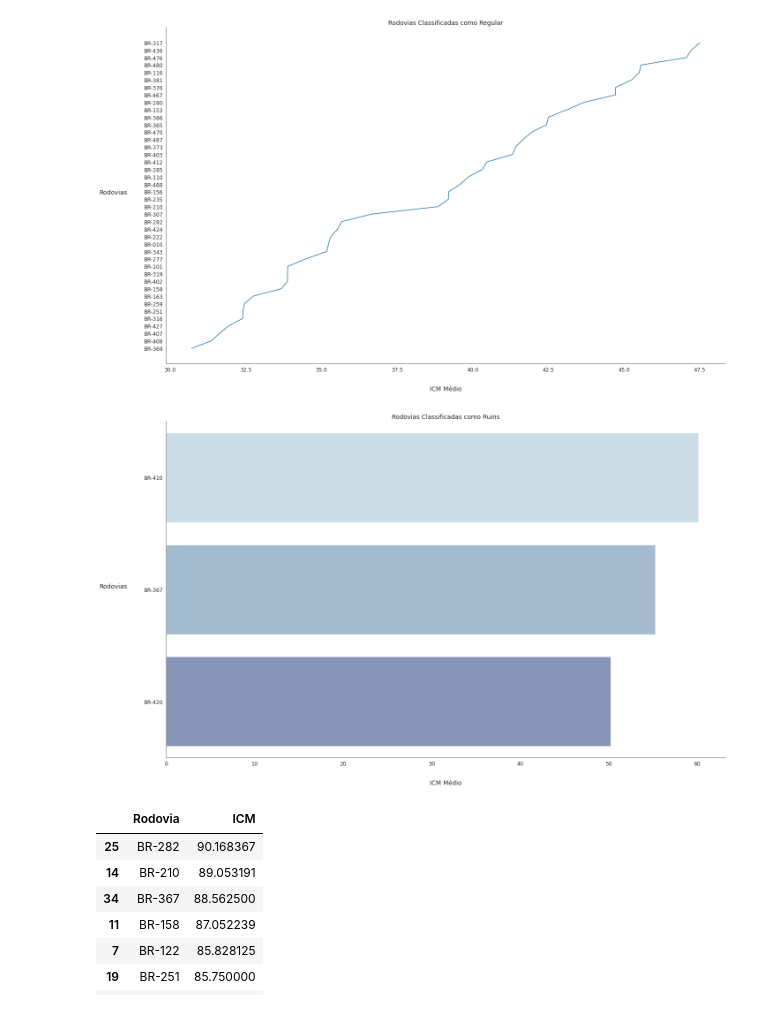
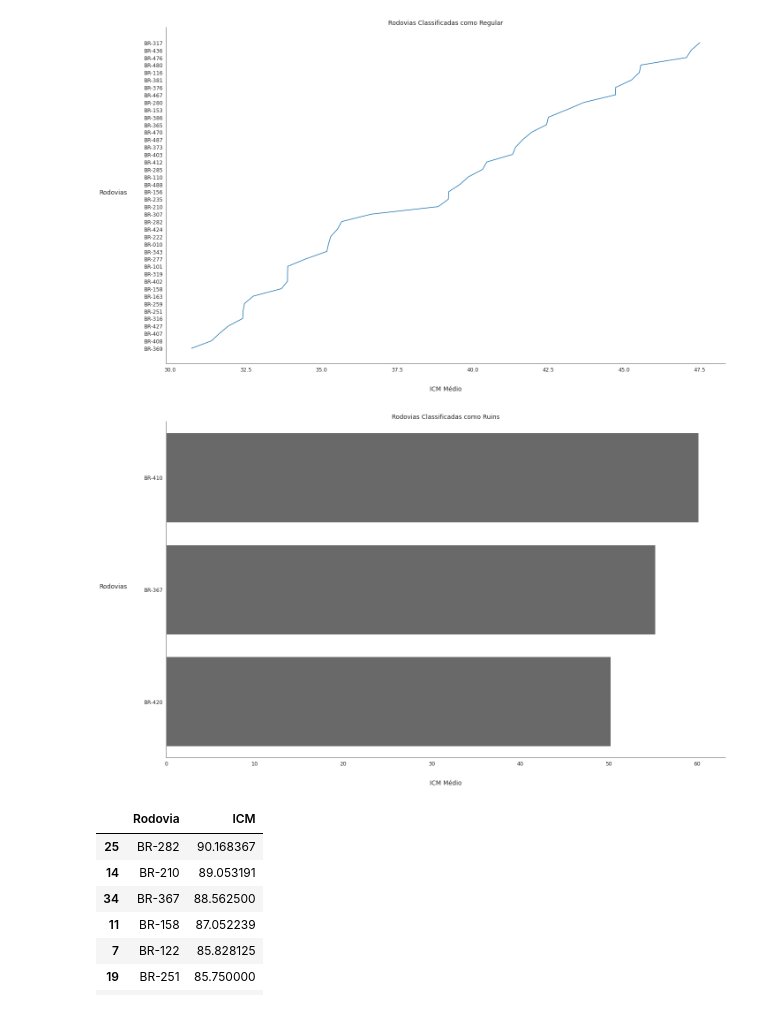
Before and after one commit to iagohenris/Engenharia-de-Transportes, a Jupyter notebook: IndicePavimentação.ipynb, the cells around one changed output. Cells and saved outputs as stored; diff of their text form; code cells hidden in the pictures.

```diff
--- a/IndicePavimentação.ipynb
+++ b/IndicePavimentação.ipynb
@@ -275,16 +275,16 @@ plt.tight_layout()
 # %%
 #Gráfico de Barra Rodovias Ruins
 plt.figure(figsize=(20,12))
 sns.set_style('white')
-sns.barplot(data = Ruim, x='ICM', y='Rodovia', palette=sns.color_palette("ch:s=.25,rot=-.25"))
+sns.barplot(data = Ruim, x='ICM', y='Rodovia', color='dimgray')
 plt.xlabel('ICM Médio', size=14,labelpad=30)
 plt.ylabel('Rodovias', size=14,rotation=0,labelpad=70)
 plt.title('Rodovias Classificadas como Ruins', size=14)
 plt.tick_params(axis='both', which='major', labelsize=12)
 sns.despine()
 plt.tight_layout()
 # %% [output]
-[figure, old version]
+[figure, new version]
 # %%
 #Filtro dos Trechos classificados como Péssimos por Rodovia
 Pessimo = dfpavimentacao.query("ICM > 70")
```
Also changed, not shown: parts of 3 cells of this notebook.
